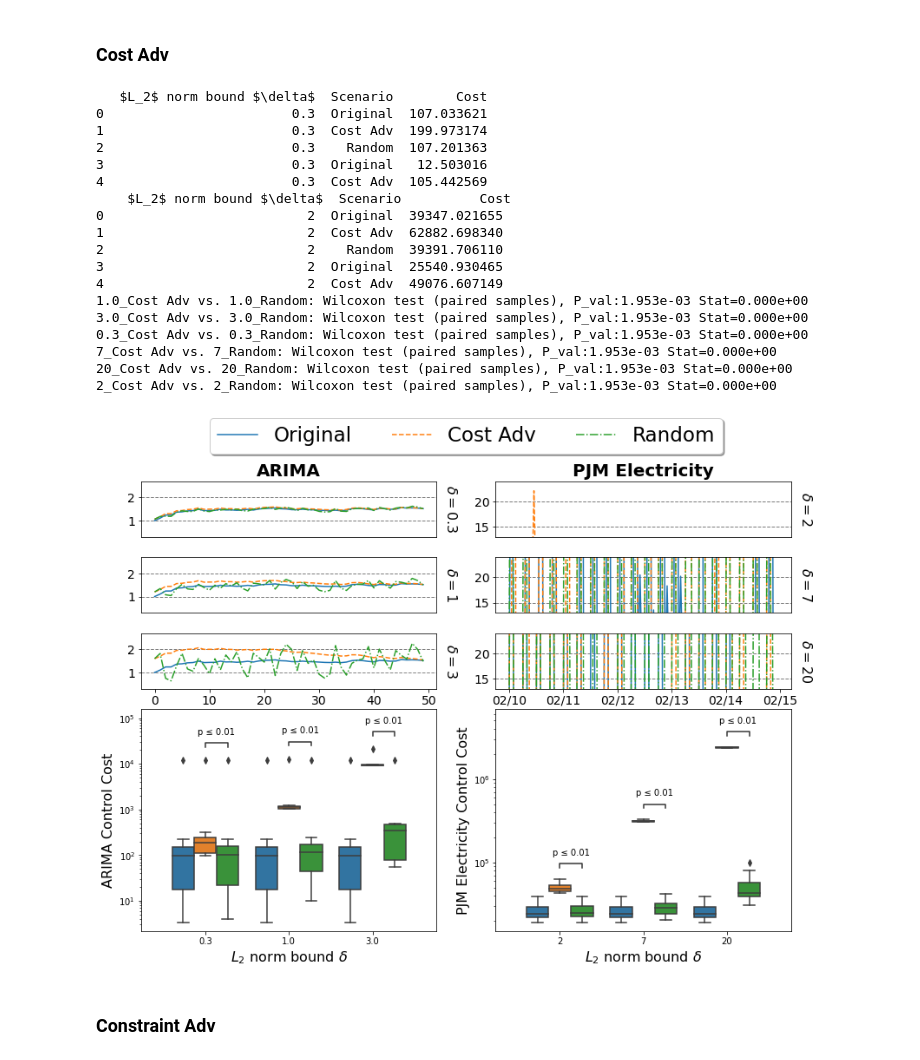
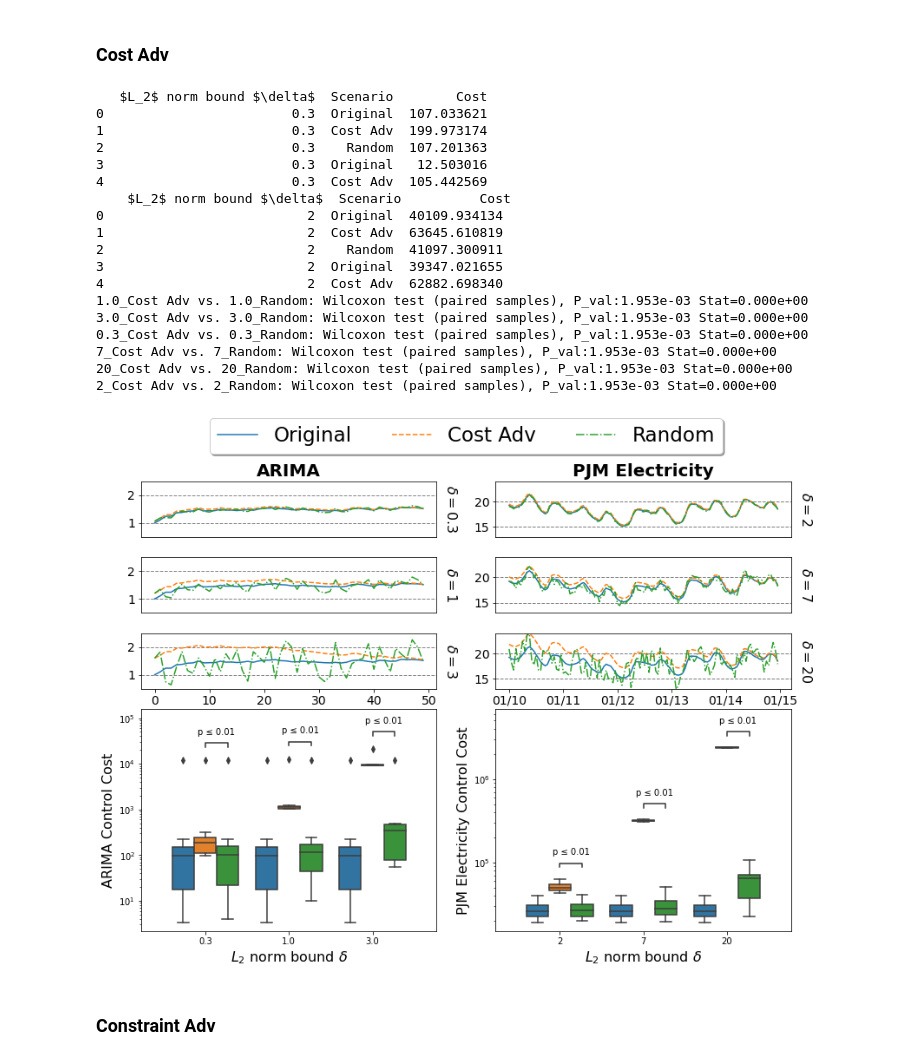
Before and after one commit to UTAustin-SwarmLab/Constraint-Adversarial-MPC, a Jupyter notebook: constraint_adv.ipynb, the cells around one changed output. Cells and saved outputs as stored; diff of their text form; code cells hidden in the pictures.

```diff
--- a/constraint_adv.ipynb
+++ b/constraint_adv.ipynb
@@ -395,7 +395,7 @@ np.save("./plots/PJM adv constr u.npy", u_np)
 from statannotations.Annotator import Annotator
 
 ele = pd.read_csv("./csv/AEP_hourly.csv", parse_dates=['Datetime'])
-mask = (ele['Datetime'] >= '2015-02-10  00:00:00') & (ele['Datetime'] <= '2015-02-14  23:00:00')
+mask = (ele['Datetime'] >= '2015-01-10  00:00:00') & (ele['Datetime'] <= '2015-01-14  23:00:00')
 ele = ele.loc[mask]
 ele.sort_values(by='Datetime', ascending=True, inplace=True)
 
@@ -420,7 +420,7 @@ for (delta1, delta2) in zip(delta_list, delta_list2):
     ts_ax_list[flag, 0].plot(np.arange(arima_ts.shape[2]), arima_ts[flag, 0,:], color=color_list[0], linestyle='-')
     ts_ax_list[flag, 0].plot(np.arange(arima_ts.shape[2]), arima_ts[flag, 1,:], color=color_list[1], linestyle='--')
     ts_ax_list[flag, 0].plot(np.arange(arima_ts.shape[2]), arima_ts[flag, 2,:], color=color_list[2], linestyle='-.')
-    ts_ax_list[flag, 0].set_ylim((0.3, 2.7))
+    ts_ax_list[flag, 0].set_ylim((0.5, 2.5))
     # ts_ax_list[flag, 0].set_ylabel("$\delta={}$".format(delta1), fontsize=16)
     ts_ax_list[flag, 0].yaxis.grid(True, color ="grey", linestyle='--', linewidth=1)
     ts_ax_list[flag, 0].tick_params(axis='both', which='major', labelsize=14)
@@ -483,39 +483,39 @@ ax.set_yscale('log')
 # plt.legend(fontsize=16)
 ax.set_xlabel('$L_2$ norm bound $\delta$', fontsize=16)
 ax.set_ylabel('PJM Electricity Control Cost', fontsize=16)
 
 hue_order = ['Original', 'Cost Adv', 'Random']
 pairs = []
 # pairs = pairs + [((delta, 'Original'), (delta, 'Cost Adv')) for delta in delta_list2]
 pairs = pairs + [((delta, 'Cost Adv'), (delta, 'Random')) for delta in delta_list2]
 
 annotator = Annotator(ax, pairs, data=pjm_df, x='$L_2$ norm bound $\delta$', y='Cost', hue='Scenario')#, hue_order=hue_order)
 annotator.new_plot(ax, pairs, plot='barplot', data=pjm_df, x='$L_2$ norm bound $\delta$', y='Cost', hue='Scenario', hue_order=hue_order, seed=2021)
 annotator.configure(test='Wilcoxon', text_format='simple', text_offset=8, show_test_name=False)#, loc='outside')
 annotator.apply_and_annotate()
 
 fig.subplots_adjust(left=0.1, bottom=0.1, right=0.9, top=0.9, wspace=0.2, hspace=0.21)
 fig.savefig("./plots/ARIMA_PJM adv cost time series.pdf", dpi=1000, bbox_inches="tight") #, bbox_extra_artists=(lgd,xlabel1, xlabel2)
 # %% [output]
    $L_2$ norm bound $\delta$  Scenario        Cost
 0                        0.3  Original  107.033621
 1                        0.3  Cost Adv  199.973174
 2                        0.3    Random  107.201363
 3                        0.3  Original   12.503016
 4                        0.3  Cost Adv  105.442569
     $L_2$ norm bound $\delta$  Scenario          Cost
-0                          2  Original  39347.021655
-1                          2  Cost Adv  62882.698340
-2                          2    Random  39391.706110
-3                          2  Original  25540.930465
-4                          2  Cost Adv  49076.607149
+0                          2  Original  40109.934134
+1                          2  Cost Adv  63645.610819
+2                          2    Random  41097.300911
+3                          2  Original  39347.021655
+4                          2  Cost Adv  62882.698340
 1.0_Cost Adv vs. 1.0_Random: Wilcoxon test (paired samples), P_val:1.953e-03 Stat=0.000e+00
 3.0_Cost Adv vs. 3.0_Random: Wilcoxon test (paired samples), P_val:1.953e-03 Stat=0.000e+00
 0.3_Cost Adv vs. 0.3_Random: Wilcoxon test (paired samples), P_val:1.953e-03 Stat=0.000e+00
 7_Cost Adv vs. 7_Random: Wilcoxon test (paired samples), P_val:1.953e-03 Stat=0.000e+00
 20_Cost Adv vs. 20_Random: Wilcoxon test (paired samples), P_val:1.953e-03 Stat=0.000e+00
 2_Cost Adv vs. 2_Random: Wilcoxon test (paired samples), P_val:1.953e-03 Stat=0.000e+00
-[figure, old version]
+[figure, new version]
 # %% [markdown]
 ### Constraint Adv
 # %%
```
Also changed, not shown: parts of 1 cell of this notebook.
